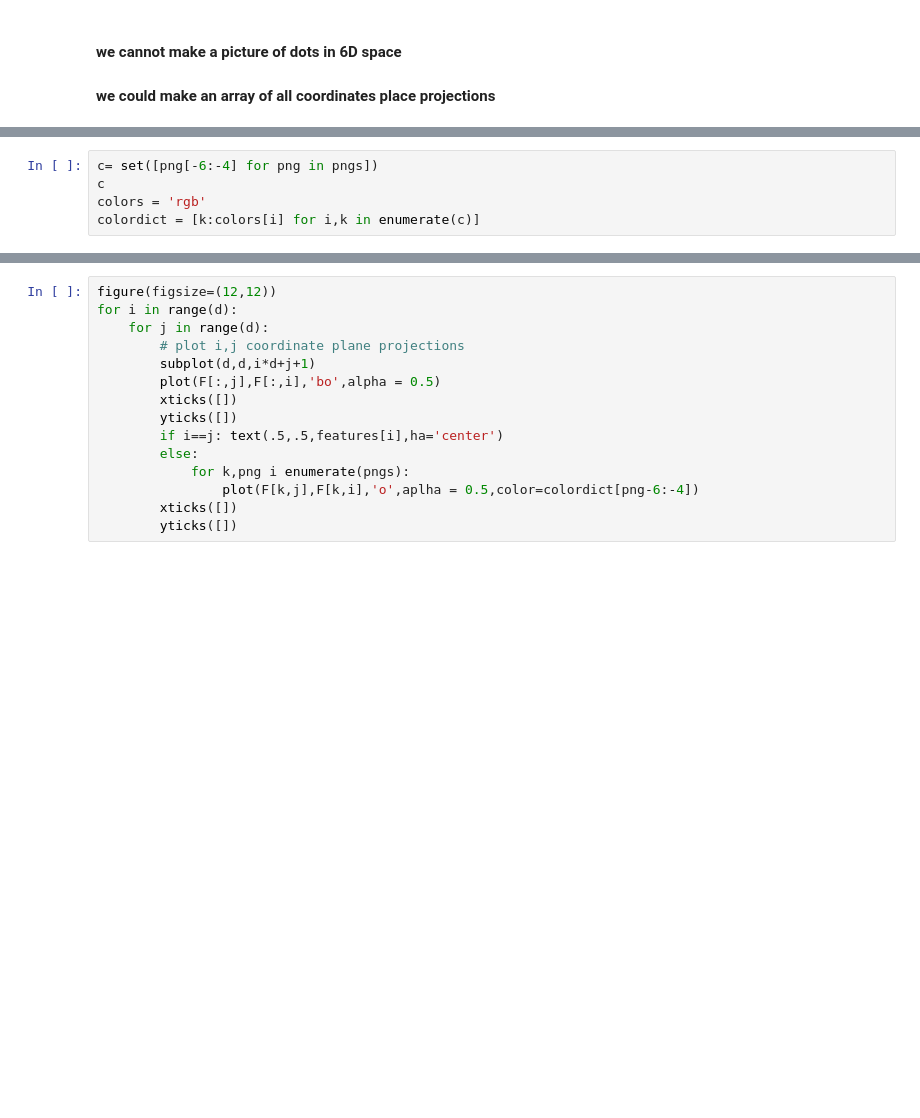
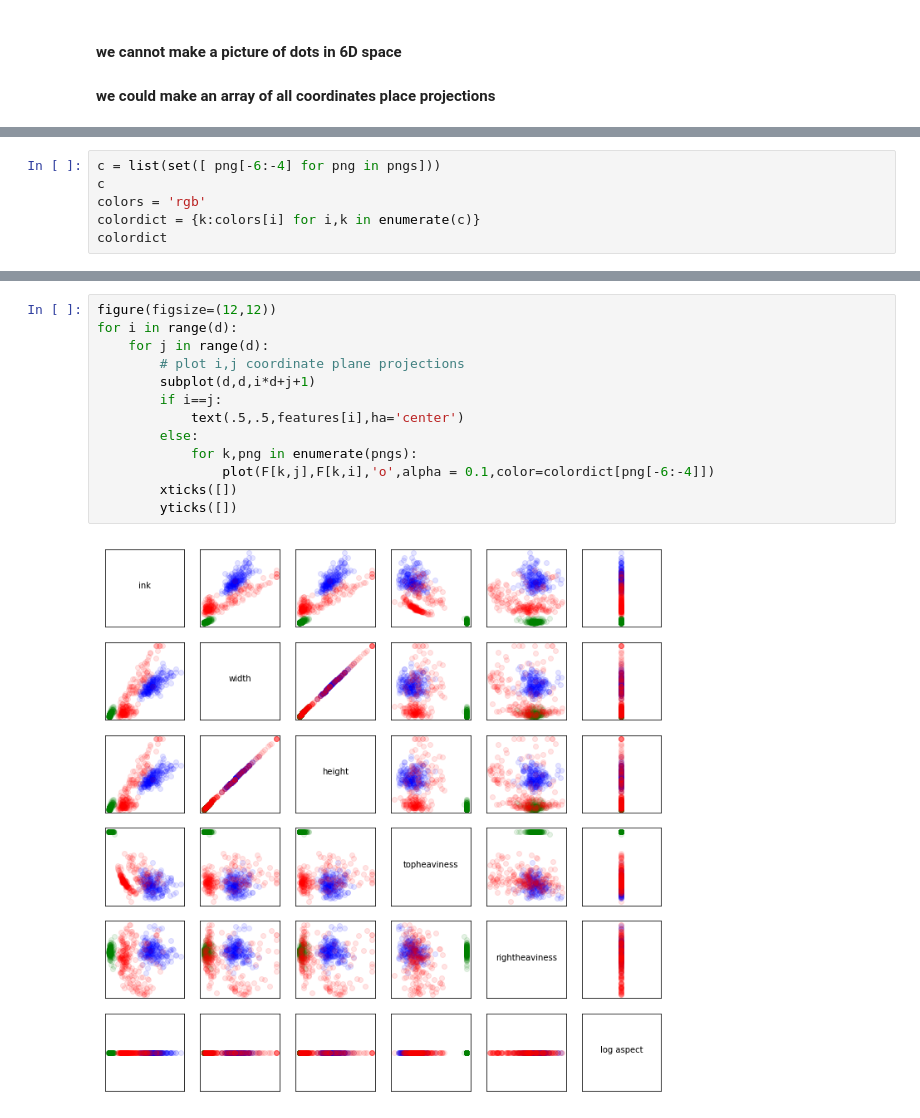
Before and after one commit to krithikakrishnan04/mth563_scribbles, a Jupyter notebook: report3/report3.ipynb, the cells around one changed output, grey strips where cells are left out. Cells and saved outputs as stored; diff of their text form; blank space fills up the shorter version.

```diff
--- a/report3/report3.ipynb
+++ b/report3/report3.ipynb
@@ -115,6 +120,7 @@ print(F)
 # %%
-c= set([png[-6:-4] for png in pngs])
+c = list(set([ png[-6:-4] for png in pngs]))
 c
 colors = 'rgb'
-colordict = [k:colors[i] for i,k in enumerate(c)]
+colordict = {k:colors[i] for i,k in enumerate(c)}
+colordict
 # %% [output]
@@ -122,15 +128,15 @@ SyntaxError: invalid syntax (<ipython-input-38-c43030ed56ce>, line 4)
 # %%
 figure(figsize=(12,12))
 for i in range(d):
     for j in range(d):
         # plot i,j coordinate plane projections
         subplot(d,d,i*d+j+1)
-        plot(F[:,j],F[:,i],'bo',alpha = 0.5)
+        if i==j:
+            text(.5,.5,features[i],ha='center')
+        else:
+            for k,png in enumerate(pngs):
+                plot(F[k,j],F[k,i],'o',alpha = 0.1,color=colordict[png[-6:-4]])
         xticks([])
         yticks([])
-        if i==j: text(.5,.5,features[i],ha='center')
-        else:
-            for k,png i enumerate(pngs):
-                plot(F[k,j],F[k,i],'o',aplha = 0.5,color=colordict[png-6:-4])
-        xticks([])
-        yticks([])
+# %% [output]
+[figure, added]
```
Also changed, not shown: parts of 4 cells of this notebook.
